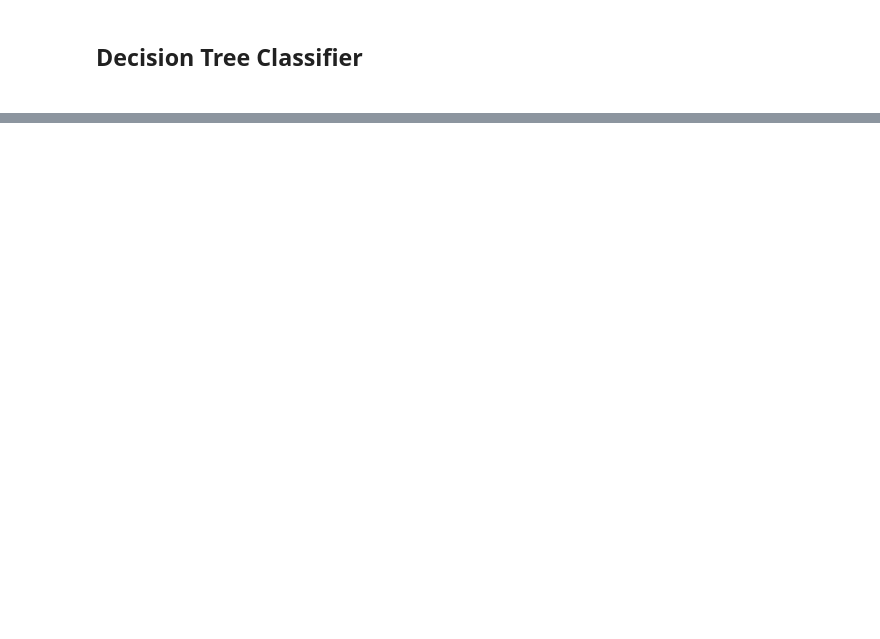
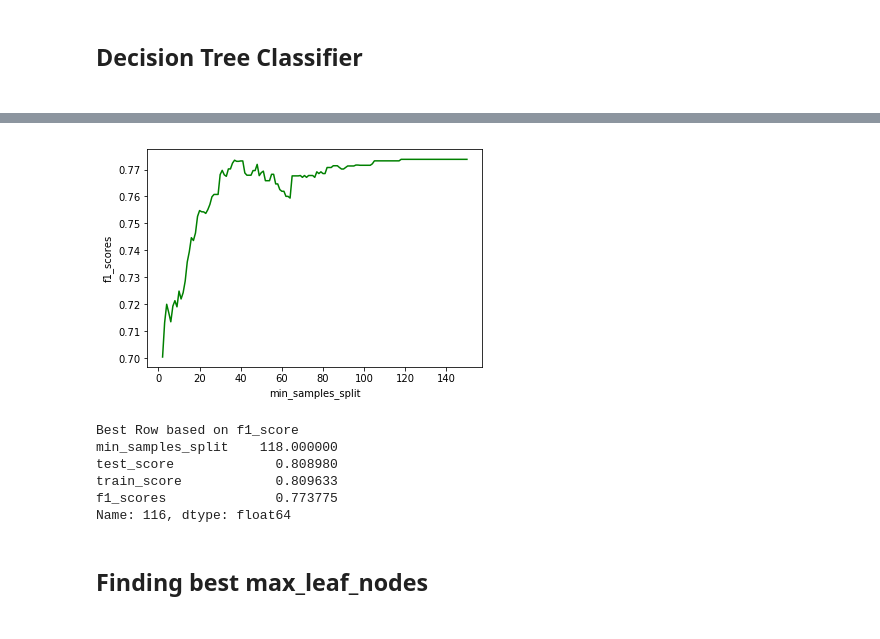
Before and after one commit to Taslim-M/The-Movies-Dataset, a Jupyter notebook: Applying Models.ipynb, the cells around one changed output, grey strips where cells are left out. Drawn from its saved outputs; the diff is of its cells as text; code cells hidden in the pictures; blank space fills up the shorter version.

```diff
--- a/Applying Models.ipynb
+++ b/Applying Models.ipynb
@@ -66,0 +76,19 @@ weighted avg       0.64      0.64      0.64      1314
+# %%
+sns.lineplot(x= df['min_samples_split'],y=df['f1_scores'], color="g")
+plt.show()
+# %% [output]
+[figure, added]
+# %%
+#Based on the f1_score, lets find the best value for max_leaf_nodes
+print("Best Row based on f1_score")
+maxF1Score = df['f1_scores'].idxmax()
+print(df.iloc[maxF1Score])
+# %% [output]
+Best Row based on f1_score
+min_samples_split    118.000000
+test_score             0.808980
+train_score            0.809633
+f1_scores              0.773775
+Name: 116, dtype: float64
+# %% [markdown]
+<h2> Finding best max_leaf_nodes <h2>
```
Also changed, not shown: parts of 18 cells of this notebook, 3 other files.
